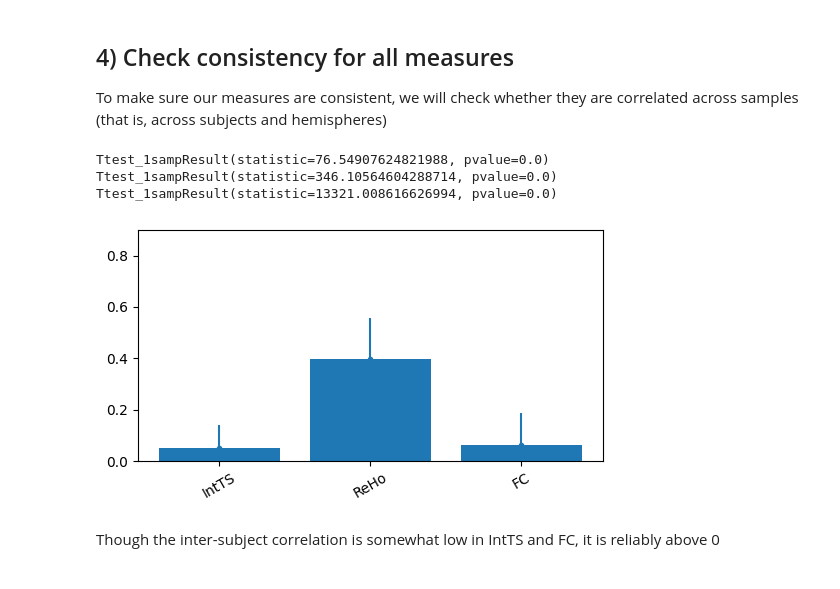
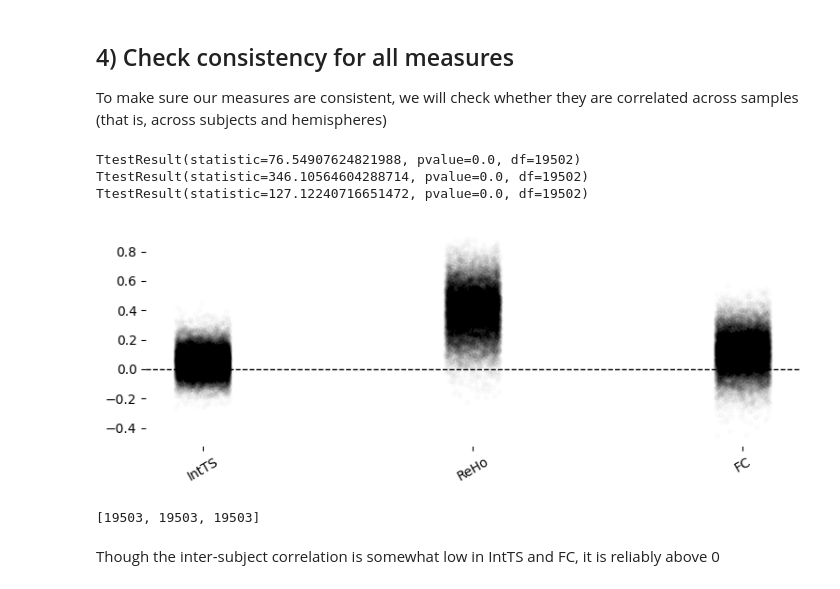
Before and after one commit to jordandekraker/hippomaps, a Jupyter notebook: tutorials/MRI-3T-rsfMRI.ipynb, the cells around one changed output. Drawn from its saved outputs; the diff is of its cells as text; code cells hidden in the pictures.

Commit message:
bar to scatter plots

```diff
--- a/tutorials/MRI-3T-rsfMRI.ipynb
+++ b/tutorials/MRI-3T-rsfMRI.ipynb
@@ -375,36 +375,66 @@ To make sure our measures are consistent, we will check whether they are correla
 feats = ["IntTS", "ReHo", "FC"]
 mfcorr = []
 sdfcorr = []
+allcorr = []
 
 corr = np.corrcoef(IntTS.reshape((nV,-1)).T)
 fcorr = corr[np.triu_indices(len(subs)*2,k=1)]
 print(ttest_1samp(fcorr,0,nan_policy='omit'))
 mfcorr.append(np.nanmean(fcorr))
 sdfcorr.append(np.nanstd(fcorr))
+allcorr.append(fcorr)
 
 corr = np.corrcoef(reho.reshape((nV,-1)).T)
 fcorr = corr[np.triu_indices(len(subs)*2,k=1)]
 print(ttest_1samp(fcorr,0,nan_policy='omit'))
 mfcorr.append(np.nanmean(fcorr))
 sdfcorr.append(np.nanstd(fcorr))
+allcorr.append(fcorr)
 
-corr = np.corrcoef(FC.reshape((nV,-1)).T)
-fcorr = corr[np.triu_indices(len(subs)*2*200,k=1)]
+corr = np.corrcoef(np.nanmean(FC,axis=1).reshape((nV,-1)).T)
+fcorr = corr[np.triu_indices(len(subs)*2,k=1)]
 print(ttest_1samp(fcorr,0,nan_policy='omit'))
 mfcorr.append(np.nanmean(fcorr))
 sdfcorr.append(np.nanstd(fcorr))
+allcorr.append(fcorr)
 # %% [output]
-Ttest_1sampResult(statistic=76.54907624821988, pvalue=0.0)
-Ttest_1sampResult(statistic=346.10564604288714, pvalue=0.0)
-Ttest_1sampResult(statistic=13321.008616626994, pvalue=0.0)
+TtestResult(statistic=76.54907624821988, pvalue=0.0, df=19502)
+TtestResult(statistic=346.10564604288714, pvalue=0.0, df=19502)
+TtestResult(statistic=127.12240716651472, pvalue=0.0, df=19502)
 # %%
-fig, ax = plt.subplots(nrows=1, ncols=1, figsize=(3*2,3))
-plt.bar(range(3),mfcorr)
-plt.errorbar(range(3),mfcorr, yerr=sdfcorr, fmt=".")
-plt.xticks(ticks=range(3),labels=feats,rotation=30)
-plt.ylim([0,.9]);
+# Generate individual points from provided allcorr data
+jitter_strength = 0.1  # Controls horizontal spread
+
+data_points = []
+x_positions = np.arange(len(feats))
+for i, points in enumerate(allcorr):
+    jitter = np.random.uniform(-jitter_strength, jitter_strength, size=len(points))
+    data_points.append((x_positions[i] + jitter, points))
+
+# Plot
+fig, ax = plt.subplots(figsize=(3 * len(feats), 3))
+for x, y in data_points:
+    ax.scatter(x, y, color='black', alpha=0.01, s=10)  # Individual points in greyscale
+ax.errorbar(x_positions, mfcorr, yerr=sdfcorr, fmt='o', color='black', capsize=5)  # Mean and SD line in greyscale
+
+# Remove outer border
+ax.spines['top'].set_visible(False)
+ax.spines['right'].set_visible(False)
+ax.spines['left'].set_visible(False)
+ax.spines['bottom'].set_visible(False)
+
+# Add horizontal line at 0
+ax.axhline(0, color='black', linestyle='--', linewidth=1)
+
+ax.set_xticks(x_positions)
+ax.set_xticklabels(feats, rotation=30)
+plt.show()
 # %% [output]
-[figure, old version]
+[figure, new version]
+# %%
+[len(i) for i in allcorr]
+# %% [output]
+[19503, 19503, 19503]
 # %% [markdown]
 Though the inter-subject correlation is somewhat low in IntTS and FC, it is reliably above 0
 # %% [markdown]
```
Also changed, not shown: 3 other files.
